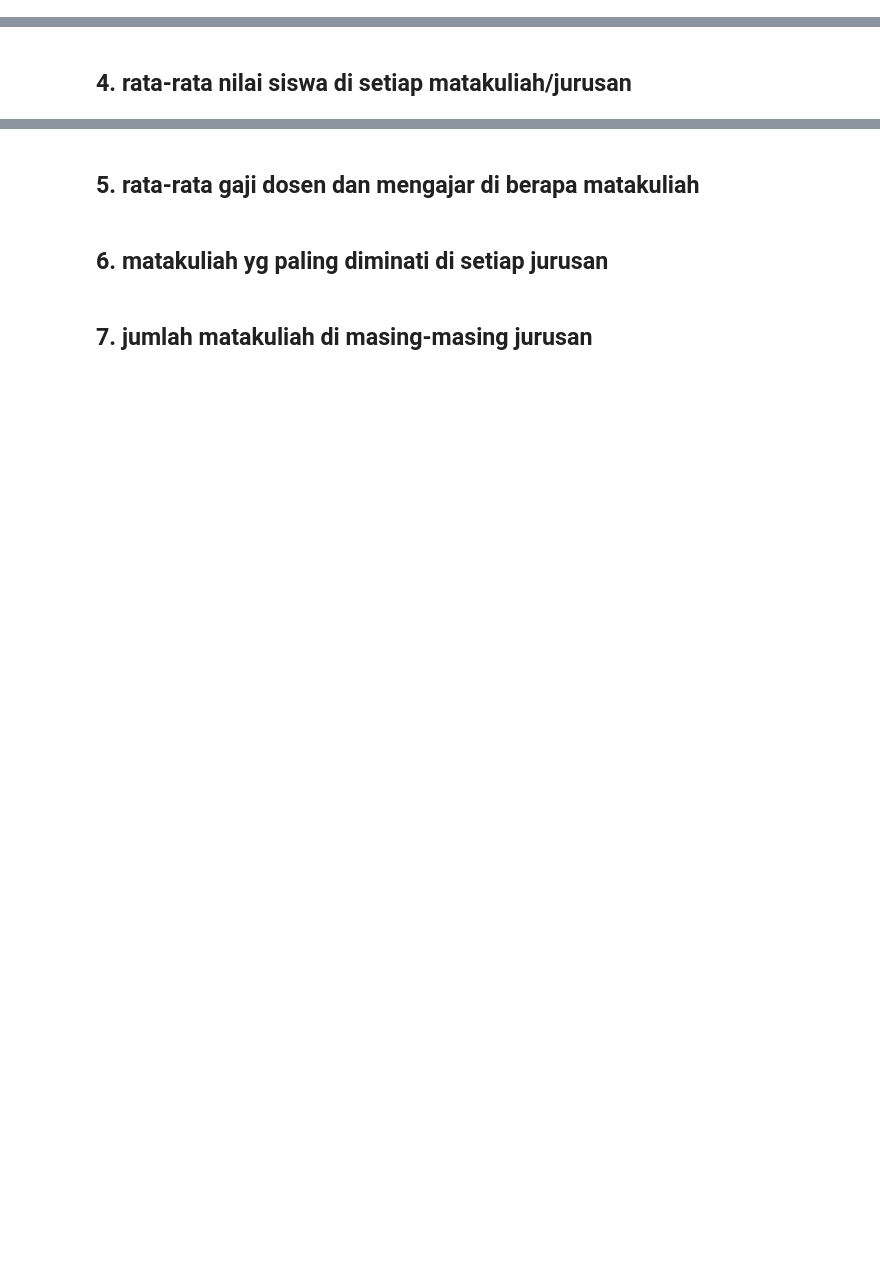
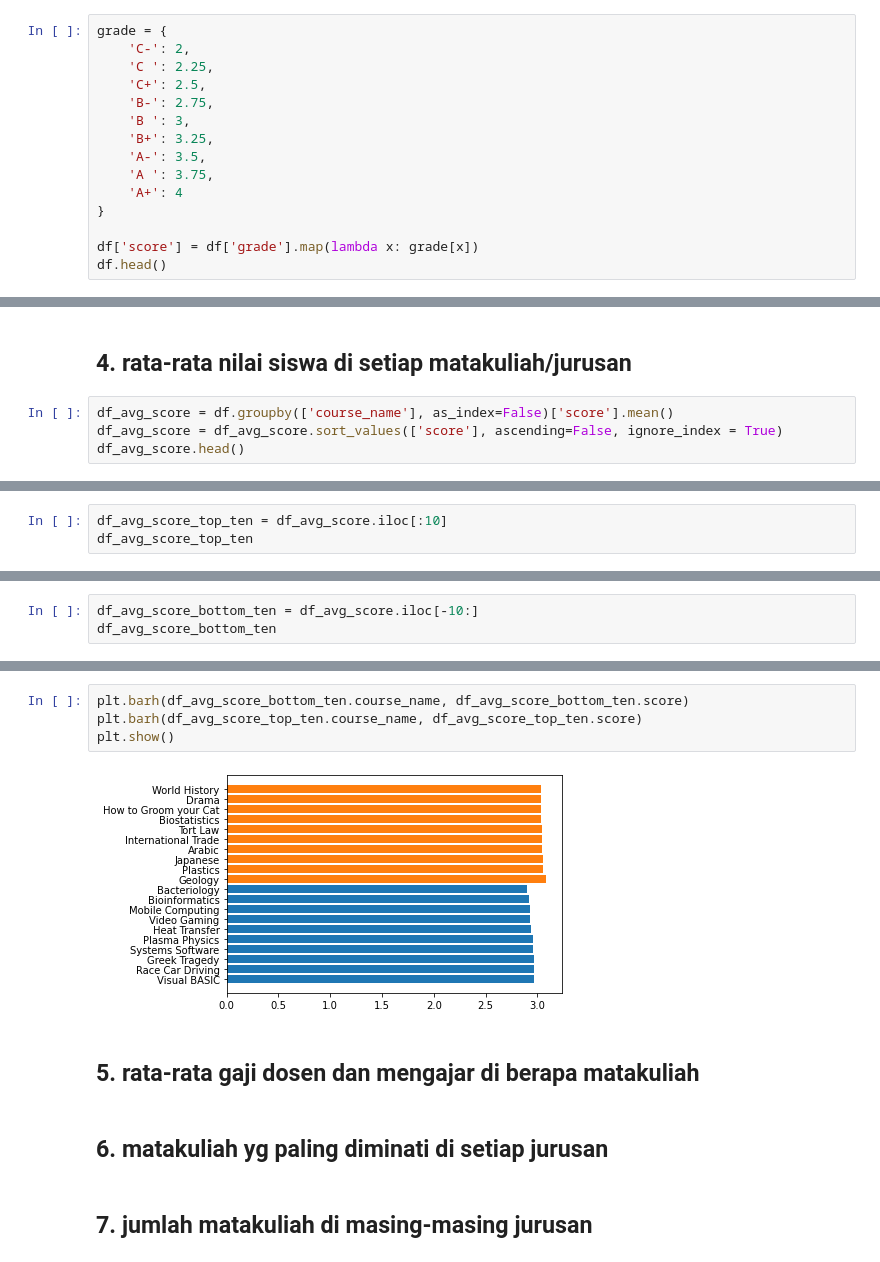
Before and after one commit to maftuhm/database, a Jupyter notebook: worksheet.ipynb, the cells around one changed output, grey strips where cells are left out. Drawn from its saved outputs; the diff is of its cells as text; blank space fills up the shorter version.

```diff
--- a/worksheet.ipynb
+++ b/worksheet.ipynb
@@ -115,0 +220,15 @@ pd.read_sql(query, con = conn).head()
+# %%
+grade = {
+    'C-': 2,
+    'C ': 2.25,
+    'C+': 2.5,
+    'B-': 2.75,
+    'B ': 3,
+    'B+': 3.25,
+    'A-': 3.5,
+    'A ': 3.75,
+    'A+': 4
+}
+
+df['score'] = df['grade'].map(lambda x: grade[x])
+df.head()
@@ -116,2 +249,6 @@ pd.read_sql(query, con = conn).head()
 # %% [markdown]
 ## 4. rata-rata nilai siswa di setiap matakuliah/jurusan
+# %%
+df_avg_score = df.groupby(['course_name'], as_index=False)['score'].mean()
+df_avg_score = df_avg_score.sort_values(['score'], ascending=False, ignore_index = True)
+df_avg_score.head()
@@ -117,0 +262,3 @@ pd.read_sql(query, con = conn).head()
+# %%
+df_avg_score_top_ten = df_avg_score.iloc[:10]
+df_avg_score_top_ten
@@ -117,0 +277,3 @@ pd.read_sql(query, con = conn).head()
+# %%
+df_avg_score_bottom_ten = df_avg_score.iloc[-10:]
+df_avg_score_bottom_ten
@@ -118,3 +292,9 @@ pd.read_sql(query, con = conn).head()
+# %%
+plt.barh(df_avg_score_bottom_ten.course_name, df_avg_score_bottom_ten.score)
+plt.barh(df_avg_score_top_ten.course_name, df_avg_score_top_ten.score)
+plt.show()
+# %% [output]
+[figure, added]
 # %% [markdown]
 ## 5. rata-rata gaji dosen dan mengajar di berapa matakuliah
 # %% [markdown]
```
Also changed, not shown: parts of 18 cells of this notebook.
